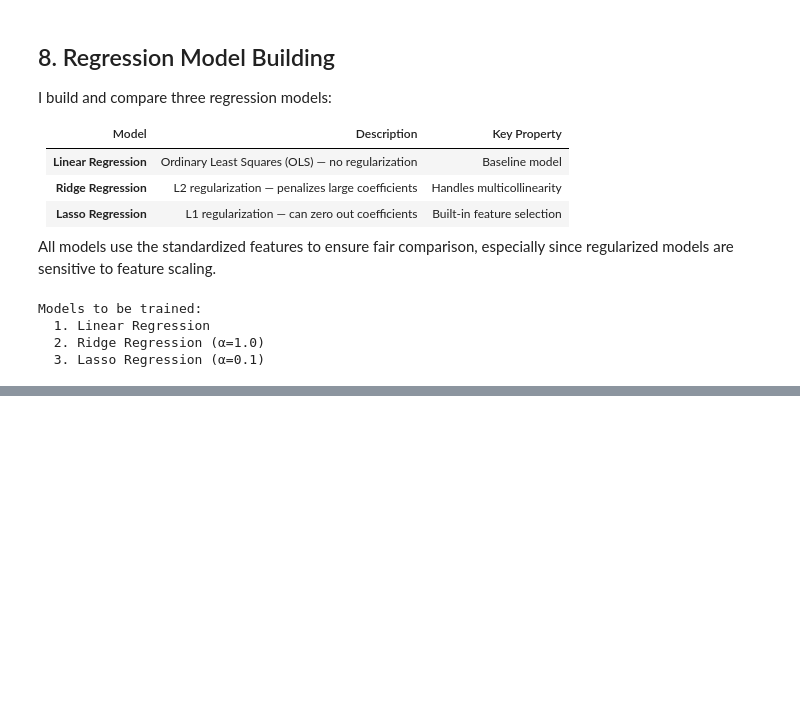
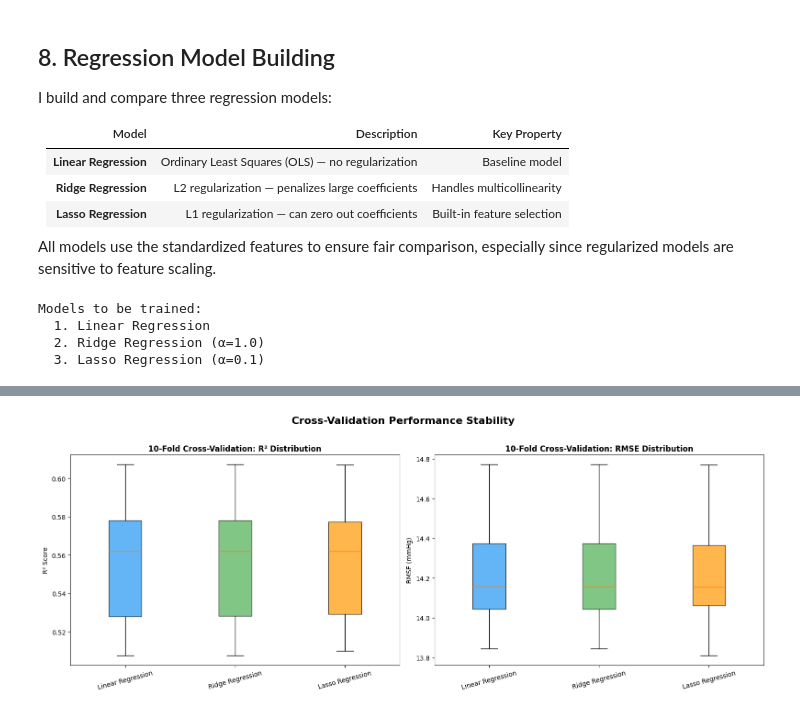
Before and after one commit to olkanth/MSCS_634_ProjectDeliverable_2, a Jupyter notebook: MSCS_634_Project_Deliverable2.ipynb, the cells around one changed output, grey strips where cells are left out. Cells and saved outputs as stored; diff of their text form; code cells hidden in the pictures; blank space fills up the shorter version.

```diff
--- a/MSCS_634_Project_Deliverable2.ipynb
+++ b/MSCS_634_Project_Deliverable2.ipynb
@@ -583,0 +726,35 @@ for name, model in models.items():
+# %%
+# ============================================================
+# 10.2 Cross-Validation Box Plots
+# ============================================================
+fig, axes = plt.subplots(1, 2, figsize=(16, 6))
+
+model_short_names = [name.split('(')[0].strip() for name in cv_results.keys()]
+
+# R² Box Plot
+r2_data = [cv['r2_scores'] for cv in cv_results.values()]
+bp1 = axes[0].boxplot(r2_data, labels=model_short_names, patch_artist=True)
+for patch, color in zip(bp1['boxes'], colors):
+    patch.set_facecolor(color)
+    patch.set_alpha(0.7)
+axes[0].set_ylabel('R² Score')
+axes[0].set_title('10-Fold Cross-Validation: R² Distribution', fontweight='bold')
+axes[0].tick_params(axis='x', rotation=15)
+
+# RMSE Box Plot
+rmse_data = [cv['rmse_scores'] for cv in cv_results.values()]
+bp2 = axes[1].boxplot(rmse_data, labels=model_short_names, patch_artist=True)
+for patch, color in zip(bp2['boxes'], colors):
+    patch.set_facecolor(color)
+    patch.set_alpha(0.7)
+axes[1].set_ylabel('RMSE (mmHg)')
+axes[1].set_title('10-Fold Cross-Validation: RMSE Distribution', fontweight='bold')
+axes[1].tick_params(axis='x', rotation=15)
+
+plt.suptitle('Cross-Validation Performance Stability',
+             fontsize=16, fontweight='bold', y=1.02)
+plt.tight_layout()
+plt.savefig('Visualizations/5_cross_validation_boxplots.png', dpi=150, bbox_inches='tight')
+plt.show()
+# %% [output]
+[figure, added]
```
Also changed, not shown: parts of 17 cells of this notebook.
